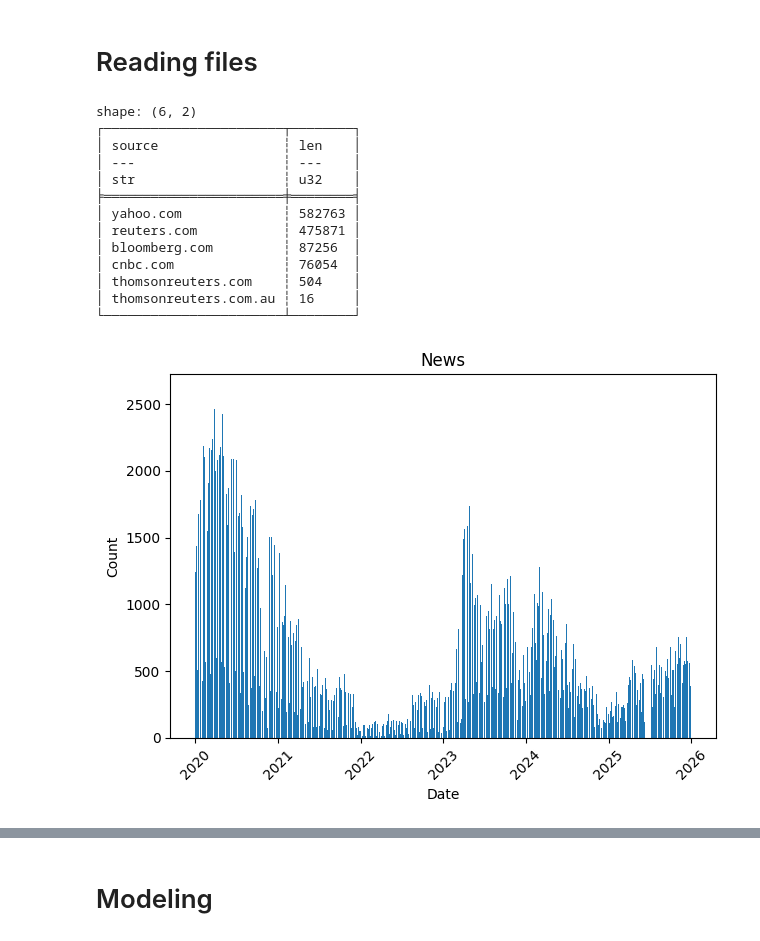
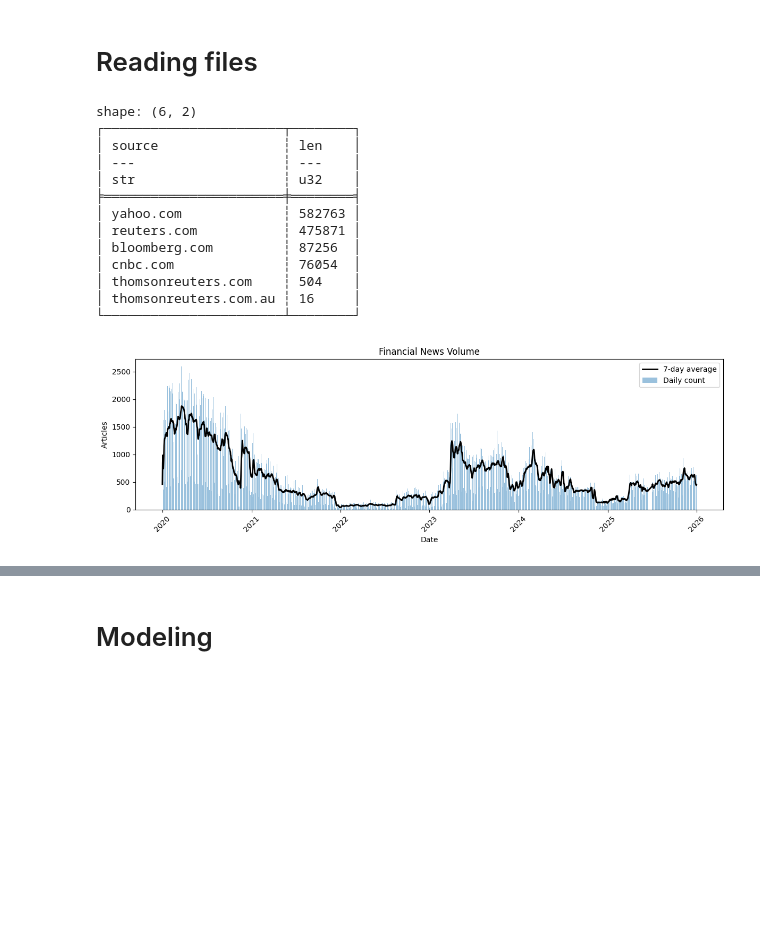
Before and after one commit to Nikolas010101/MBA-TCC, a Jupyter notebook: Market news/analyze_market_news.ipynb, the cells around one changed output, grey strips where cells are left out. Saved outputs shown, nothing was run; the diff lists cells and outputs as text; code cells hidden in the pictures; blank space fills up the shorter version.

Commit message:
improve plotting functions

```diff
--- a/Market news/analyze_market_news.ipynb
+++ b/Market news/analyze_market_news.ipynb
@@ -33,49 +33,46 @@ df = pl.scan_parquet(files)
 fin_df = (
     df
     .filter(
         pl.any_horizontal(
-            pl.col("source").str.contains("cnbc.com|reuters.com|(?:^|\\.)bloomberg.com"),
-            (pl.col("url").str.contains("finance\\.yahoo") & pl.col("source").str.contains("yahoo.com"))
+            pl.col("source").str.contains(r"cnbc.com|reuters.com|(?:^|\.)bloomberg.com"),
+            (pl.col("url").str.contains(r"finance\.yahoo") & pl.col("source").str.contains("yahoo.com"))
         )
     )
-    .with_columns(
-        pl.col("datetime").dt.date().alias("date")
-    )
+    .with_columns(pl.col("datetime").dt.date().alias("date"))
 )
 
-daily_counts = (
-    fin_df
-    .group_by("date")
-    .len()
-    .sort("date")
-)
-
+daily_counts = fin_df.group_by("date").len().sort("date")
 result = daily_counts.collect(engine="streaming")
+result_pd = result.to_pandas()
+result_pd["rolling_7d"] = result_pd["len"].rolling(7, min_periods=1).mean()
 
 print(fin_df.group_by("source").len().sort(by="len", descending=True).collect(engine="streaming"))
 
-plt.bar(result["date"], result["len"])
-plt.title("News")
+plt.figure(figsize=(12, 4))
+plt.bar(result_pd["date"], result_pd["len"], label="Daily count", alpha=0.45)
+plt.plot(result_pd["date"], result_pd["rolling_7d"], color="black", linewidth=2, label="7-day average")
+plt.title("Financial News Volume")
 plt.xticks(rotation=45)
 plt.xlabel("Date")
-plt.ylabel("Count")
+plt.ylabel("Articles")
+plt.legend()
 plt.tight_layout()
 plt.show()
 # %% [output]
 shape: (6, 2)
 ┌───────────────────────┬────────┐
 │ source                ┆ len    │
 │ ---                   ┆ ---    │
 │ str                   ┆ u32    │
 ╞═══════════════════════╪════════╡
 │ yahoo.com             ┆ 582763 │
 │ reuters.com           ┆ 475871 │
 │ bloomberg.com         ┆ 87256  │
 │ cnbc.com              ┆ 76054  │
 │ thomsonreuters.com    ┆ 504    │
 │ thomsonreuters.com.au ┆ 16     │
 └───────────────────────┴────────┘
-[figure, old version]
+[figure, new version]
 # %%
 FILTERED_BRAZIL_PATH = Path("brazil_news")
 FILTERED_BRAZIL_PATH.mkdir(exist_ok=True)
```
Also changed, not shown: parts of 13 cells of this notebook.
